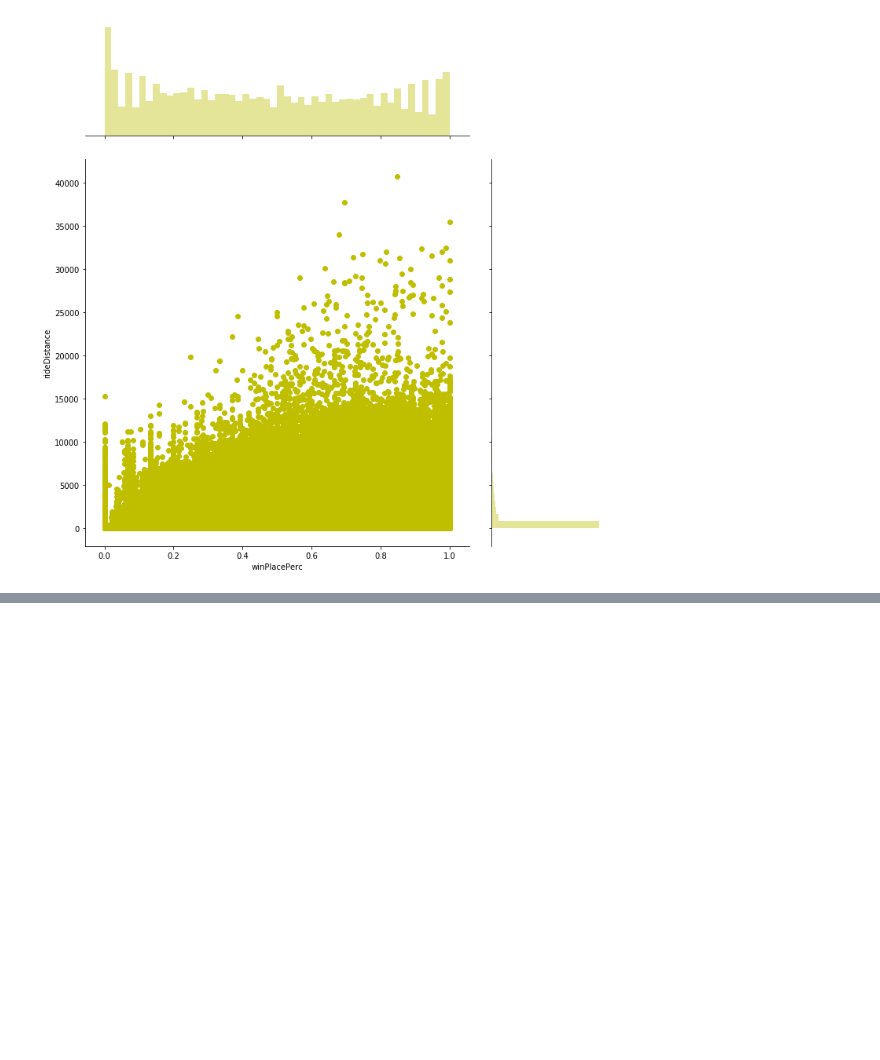
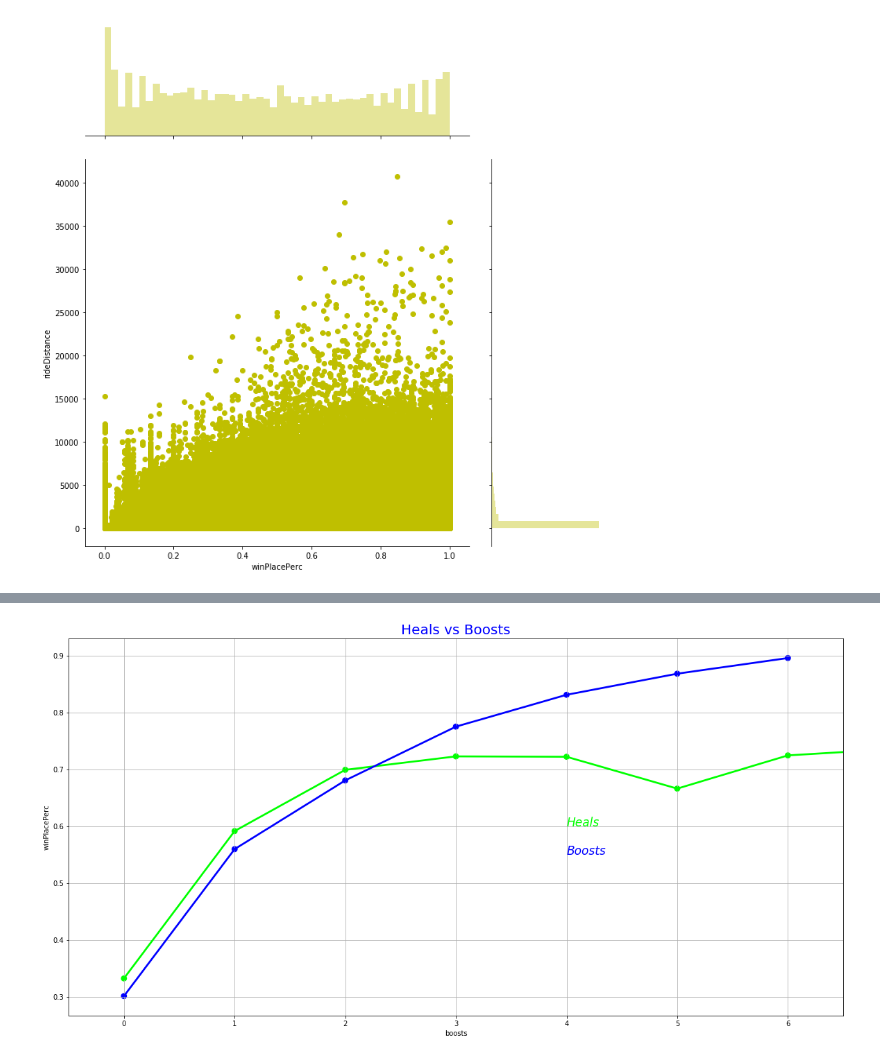
Before and after one commit to Sen-Ma/PUBG-Kaggle, a Jupyter notebook: PUBG_EDA_is_Fun.ipynb, the cells around one changed output, grey strips where cells are left out. Saved outputs shown, nothing was run; the diff lists cells and outputs as text; code cells hidden in the pictures; blank space fills up the shorter version.

```diff
--- a/PUBG_EDA_is_Fun.ipynb
+++ b/PUBG_EDA_is_Fun.ipynb
@@ -155,0 +189,15 @@ plt.show()
+# %%
+data = train.copy()
+data = data[data['heals'] < data['heals'].quantile(0.99)]
+data = data[data['boosts'] < data['boosts'].quantile(0.99)]
+
+f, ax = plt.subplots(figsize = (20,10))
+sns.pointplot(x = 'heals', y= 'winPlacePerc', data = data, color = 'lime', alpha = 0.8)
+sns.pointplot(x = 'boosts', y = 'winPlacePerc', data = data, color = 'blue', alpha = 0.8)
+plt.text(4,0.6, 'Heals', color = 'lime', fontsize = 17, style = 'italic')
+plt.text(4,0.55, 'Boosts', color = 'blue', fontsize = 17, style = 'italic')
+plt.title('Heals vs Boosts', fontsize = 20, color = 'blue')
+plt.grid()
+plt.show()
+# %% [output]
+[figure, added]
```
Also changed, not shown: parts of 8 cells of this notebook.
